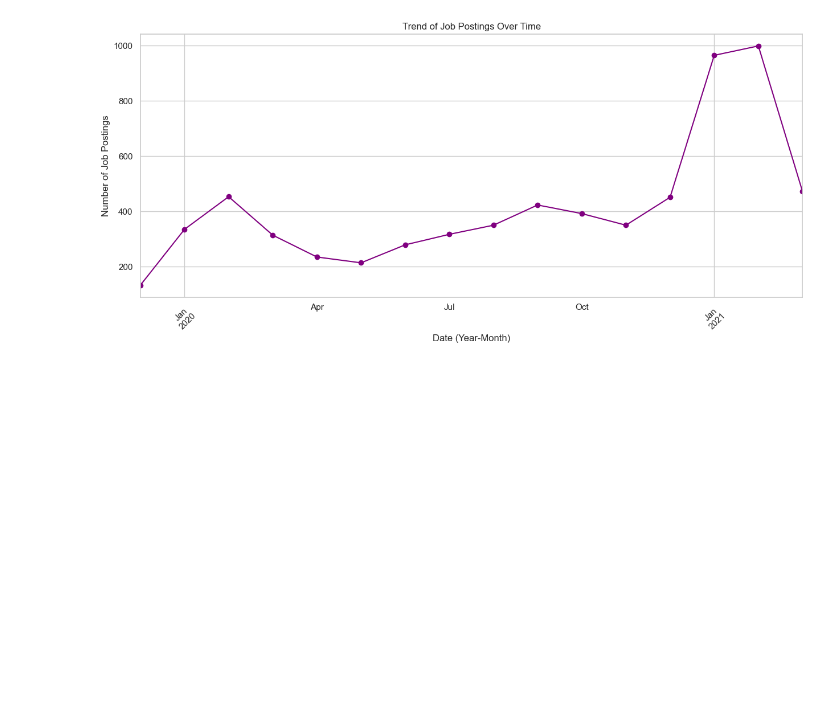
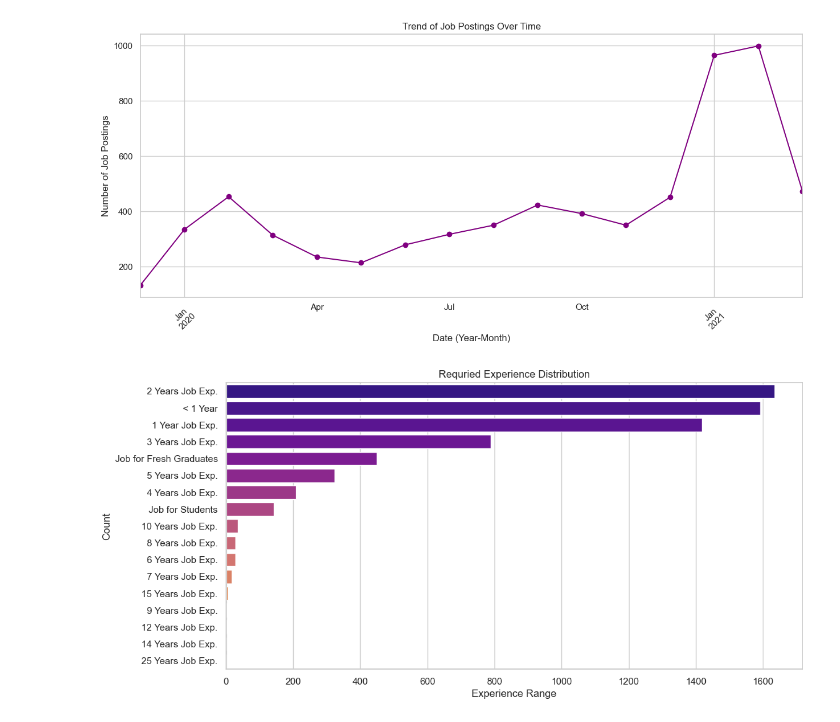
Before and after one commit to hassansultankhan/KMean_machineLearning, a Jupyter notebook: Pakistan_jobs.ipynb, the cells around one changed output. Saved outputs shown, nothing was run; the diff lists cells and outputs as text; code cells hidden in the pictures; blank space fills up the shorter version.

```diff
--- a/Pakistan_jobs.ipynb
+++ b/Pakistan_jobs.ipynb
@@ -7,7 +7,7 @@ import plotly as px
 import warnings
 warnings.filterwarnings('ignore')
 
-file_path = r'C:\Users\pakih\OneDrive - Roots IVY International School\Power bi\Pakistan Jobs\Jobs.csv'
+file_path = 'Jobs.csv'
 df = pd.read_csv(file_path) #for cleaning excel data
 df. head(10)
 # %% [output]
@@ -196,3 +196,16 @@ plt.xticks(rotation=45)
 plt.show()
 # %% [output]
 [figure]
+# %%
+experience_distribution = df['Experience Required'].value_counts()
+
+plt.figure(figsize=(12,6))
+sns.barplot(x=experience_distribution.values, y=experience_distribution.index,
+            palette = 'plasma'
+            )
+plt.title('Requried Experience Distribution')
+plt.xlabel('Experience Range')
+plt.ylabel('Count')
+plt.show()
+# %% [output]
+[figure, added]
```
Also changed, not shown: parts of 1 cell of this notebook, 3 other files.
